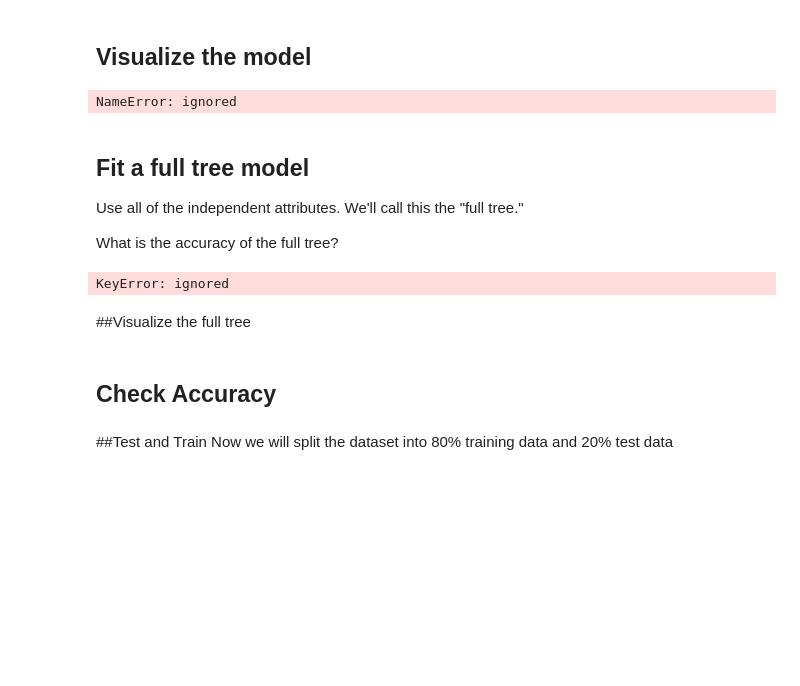
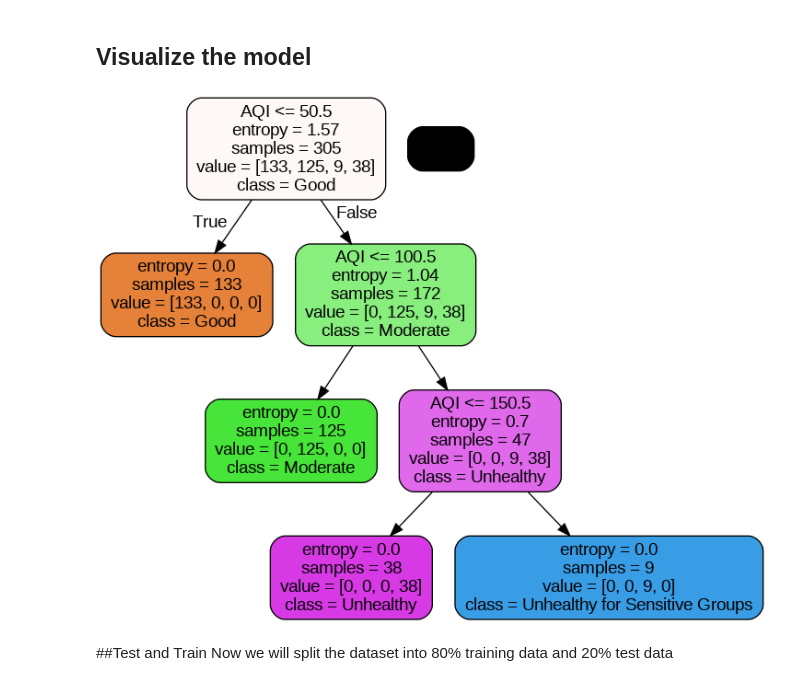
Before and after one commit to ashleydabb/IS-4487, a Jupyter notebook: Lab11_DABB.ipynb, the cells around one changed output. Drawn from its saved outputs; the diff is of its cells as text; code cells hidden in the pictures; blank space fills up the shorter version.

```diff
--- a/Lab11_DABB.ipynb
+++ b/Lab11_DABB.ipynb
@@ -234,3 +234,8 @@ pred = AQI_model2.predict(x)
 print("Accuracy:",metrics.accuracy_score(y, pred))
 # %% [output]
 Accuracy: 1.0
+# %%
+money_tree2 = DecisionTreeClassifier(criterion="entropy", max_depth=5)
+
+# Create Decision Tree Classifer
+money_tree2 = money_tree2.fit(x,y)
@@ -239,34 +258,15 @@ Accuracy: 1.0
 # %%
 from six import StringIO
 from IPython.display import Image
 import pydotplus
 
 
 dot_data = StringIO()
 export_graphviz(money_tree2, out_file=dot_data,
-                   feature_names=x.columns,class_names=['Good','Moderate'],
+                   feature_names=x.columns,class_names=['Good','Moderate','Unhealthy for Sensitive Groups','Unhealthy','	Very Unhealthy','Hazardous'],
                    filled=True,rounded=True, precision =2)
 
 graph=pydotplus.graph_from_dot_data(dot_data.getvalue())
 Image(graph.create_png())
 # %% [output]
-NameError: ignored
+[figure, added]
-# %% [markdown]
-## Fit a full tree model
-
-Use all of the independent attributes.  We'll call this the "full tree."
-
-What is the accuracy of the full tree?
-# %%
-# split the datafram into independent (x) and dependent (predicted) attributes (y)
-x = df_clean[['income','house','college','overage','leftover','handset_price','over_15mins_calls_per_month','average_call_duration','reported_satisfaction','reported_usage_level','considering_change_of_plan']]
-y = df_clean['leave']
-
-full_tree = DecisionTreeClassifier(criterion="entropy", max_depth=1)
-
-# Create Decision Tree Classifer
-full_tree = full_tree.fit(x,y)
-# %% [output]
-KeyError: ignored
-# %% [markdown]
-##Visualize the full tree
@@ -285,2 +272,0 @@ Image(graph.create_png())
-# %% [markdown]
-## Check Accuracy
```
Also changed, not shown: parts of 6 cells of this notebook.
